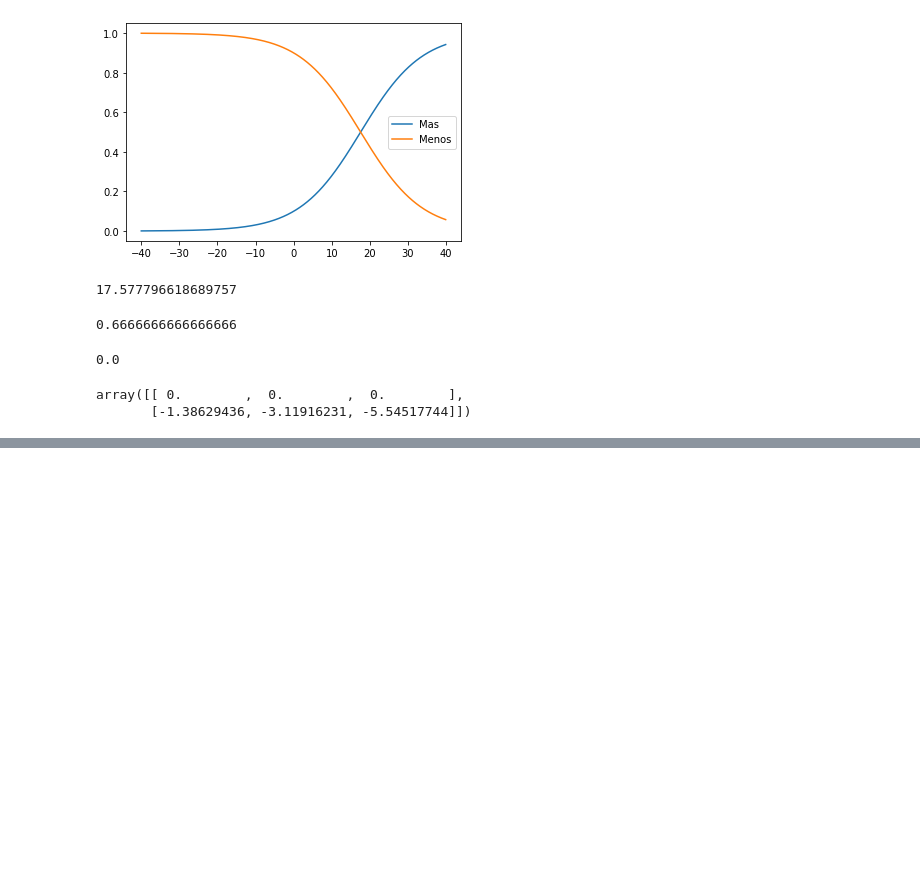
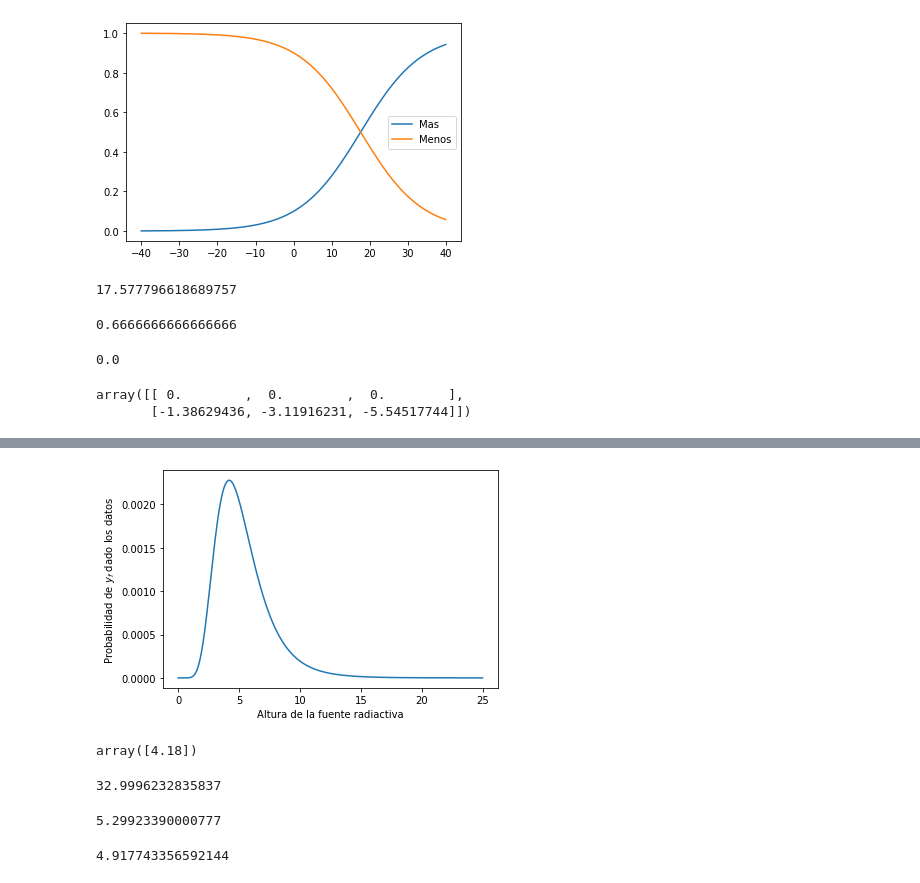
Before and after one commit to SantiagoBeltran/Tarea1TeoriaInformacion, a Jupyter notebook: GaussP1 (1).ipynb, the cells around one changed output, grey strips where cells are left out. Saved outputs shown, nothing was run; the diff lists cells and outputs as text; code cells hidden in the pictures; blank space fills up the shorter version.

```diff
--- a/GaussP1 (1).ipynb
+++ b/GaussP1 (1).ipynb
@@ -152 +152,42 @@ plt.xlabel
 [figure]
+# %%
+x=np.array([-11.8, -35.4, 1.6, 2.7, 5.3, -3.8, -3.7, -9.8,
+2.5, 5.0])
+y0=np.arange(0,25,0.01)
+# %%
+def posterior(x,y0):
+    post=np.zeros(len(y0))
+    for i in range(len(y0)):
+        mult=1
+        for j in range(len(x)):
+            mult=mult*(1/(y0[i]**2+x[j]**2))
+        post[i]=y0[i]**9*mult
+    return post
+# %%
+plt.figure()
+pY0=posterior(x,y0)/(np.sum(posterior(x,y0)))
+plt.plot(y0, pY0)
+plt.ylabel("Probabilidad de "+ r"$y_f$"+ " dado los datos")
+plt.xlabel("Altura de la fuente radiactiva")
+plt.savefig("fuenteRadiactiva.png")
+# %% [output]
+[figure, added]
+# %%
+y0[posterior(x,y0)==np.max(posterior(x,y0))]
+# %% [output]
+array([4.18])
+# %%
+y02=np.sum(pY0*y0*y0)
+y02
+# %% [output]
+32.9996232835837
+# %%
+y01=np.sum(pY0*y0)
+y01
+# %% [output]
+5.29923390000777
+# %%
+inc=y02-y01**2
+inc
+# %% [output]
+4.917743356592144
```
Also changed, not shown: parts of 1 cell of this notebook, 1 other file.
